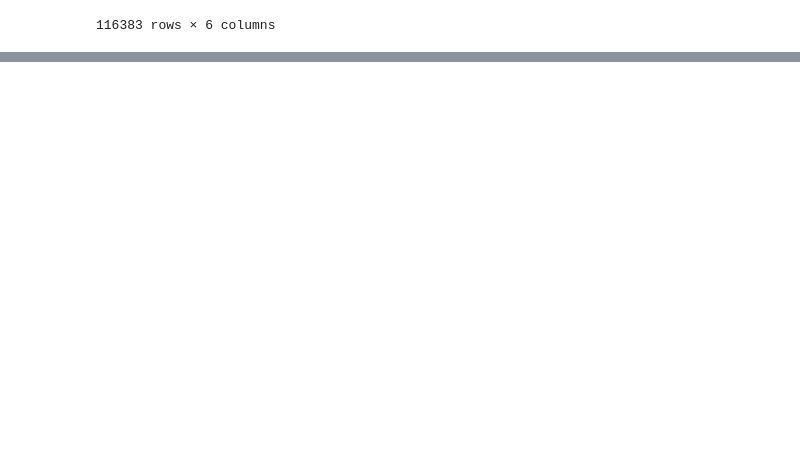
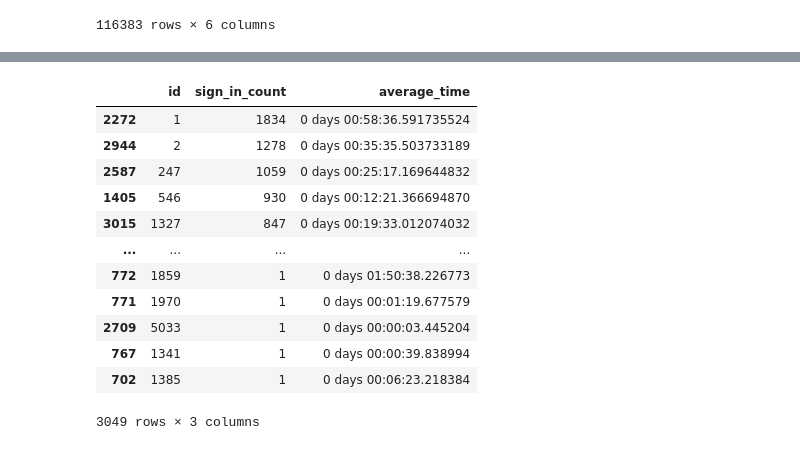
Before and after one commit to taleyahusn21/User-Engagement, a Jupyter notebook: User Engagement.ipynb, the cells around one changed output, grey strips where cells are left out. Saved outputs shown, nothing was run; the diff lists cells and outputs as text; code cells hidden in the pictures; blank space fills up the shorter version.

```diff
--- a/User Engagement.ipynb
+++ b/User Engagement.ipynb
@@ -638,9 +447,3 @@ fig = px.line(result_df, x='Hour', y='Unique_Visit_Count', labels={'Unique_Visit
 fig
 # %% [output]
 [interactive output not drawn]
-# %%
-ahoy_events['hour'] = ahoy_events['time'].dt.hour
-february_2023_events = ahoy_events[(ahoy_events['time'].dt.year == 2023) & (ahoy_events['time'].dt.month == 2)]
-unique_visit_count_per_hour = february_2023_events.groupby('hour')['visit_id'].nunique()
-result_df = pd.DataFrame({'Hour': unique_visit_count_per_hour.index, 'Unique_Visit_Count': unique_visit_count_per_hour.values})
-result_df
@@ -786,0 +591,3 @@ occurrence_times
+# %%
+average_time_per_user = occurrence_times.groupby('user_id')['time_diff'].mean().reset_index(name='average_time')
+average_time_per_user
@@ -786,0 +624,21 @@ occurrence_times
+# %%
+merged_data = pd.merge(users, average_time_per_user, left_on='id', right_on='user_id')
+
+# Drop the redundant user_id column
+merged_data.drop(columns='user_id', inplace=True)
+# %%
+merged_data[['id','sign_in_count','average_time']].sort_values(by='sign_in_count', ascending=False)
+# %% [output]
+|  | id | sign_in_count | average_time |
+| 2272 | 1 | 1834 | 0 days 00:58:36.591735524 |
+| 2944 | 2 | 1278 | 0 days 00:35:35.503733189 |
+| 2587 | 247 | 1059 | 0 days 00:25:17.169644832 |
+| 1405 | 546 | 930 | 0 days 00:12:21.366694870 |
+| 3015 | 1327 | 847 | 0 days 00:19:33.012074032 |
+| ... | ... | ... | ... |
+| 772 | 1859 | 1 | 0 days 01:50:38.226773 |
+| 771 | 1970 | 1 | 0 days 00:01:19.677579 |
+| 2709 | 5033 | 1 | 0 days 00:00:03.445204 |
+| 767 | 1341 | 1 | 0 days 00:00:39.838994 |
+| 702 | 1385 | 1 | 0 days 00:06:23.218384 |
+3049 rows × 3 columns
```
Also changed, not shown: parts of 23 cells of this notebook.
